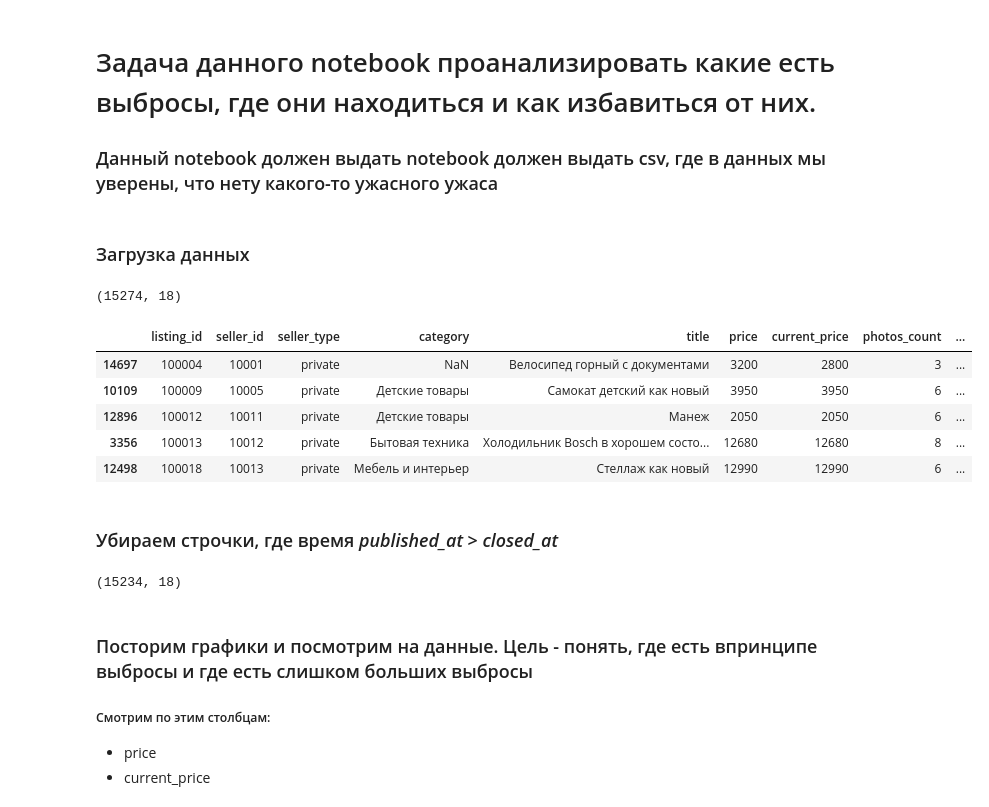
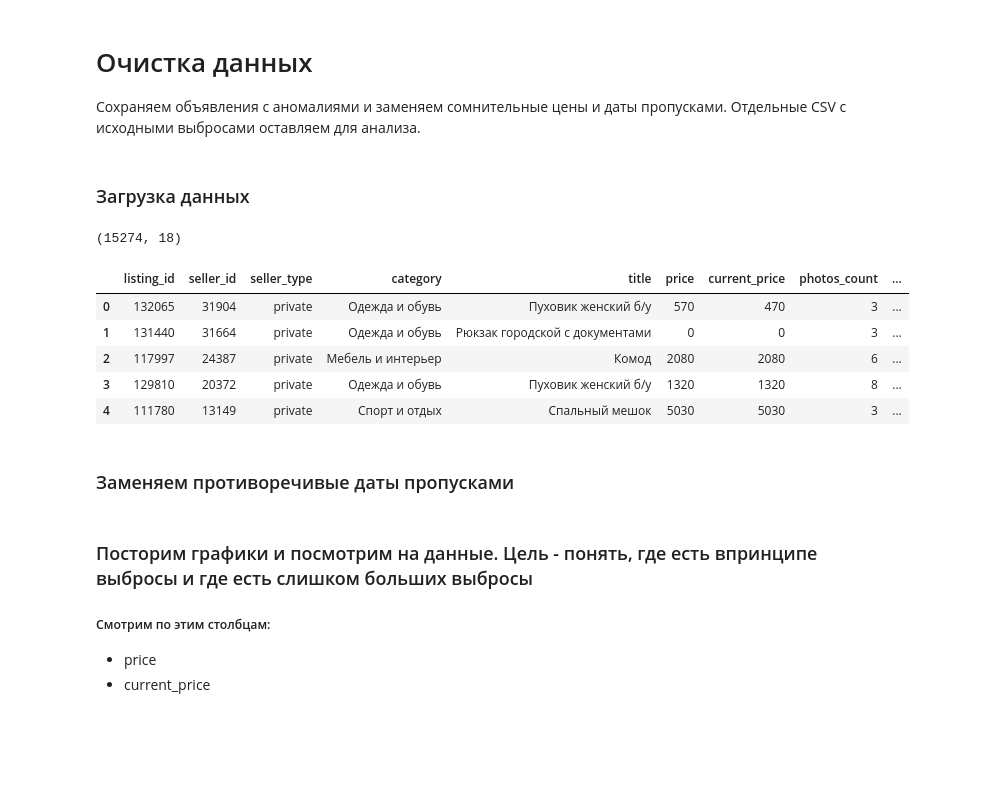
Before and after one commit to Wikemon/neuroslop_kygarikovs_hakaton, a Jupyter notebook: data_clearing.ipynb, the cells around one changed output. Drawn from its saved outputs; the diff is of its cells as text; code cells hidden in the pictures; blank space fills up the shorter version.

Commit message:
update Data by Ynelo

```diff
--- a/data_clearing.ipynb
+++ b/data_clearing.ipynb
@@ -1,39 +1,41 @@
 # %% [markdown]
-# Задача данного notebook проанализировать какие есть выбросы, где они находиться и как избавиться от них.
+# Очистка данных
 
-### Данный notebook должен выдать notebook должен выдать csv, где в данных мы уверены, что нету какого-то ужасного ужаса
+Сохраняем объявления с аномалиями и заменяем сомнительные цены и даты пропусками. Отдельные CSV с исходными выбросами оставляем для анализа.
 # %% [markdown]
 ### Загрузка данных
 # %%
+from pathlib import Path
+
 import pandas as pd
-from datetime import timedelta
 
-df = pd.read_csv("data/listings.csv")
+df = pd.read_csv("data/listings.csv").drop_duplicates()
+assert df["listing_id"].is_unique
 
-df = df.sort_values("listing_id", ascending=True)
-df = df.drop_duplicates(keep = "first")
 display(df.shape)
 df.head()
 # %% [output]
 (15274, 18)
 |  | listing_id | seller_id | seller_type | category | title | price | current_price | photos_count | ... |
-| 14697 | 100004 | 10001 | private | NaN | Велосипед горный с документами | 3200 | 2800 | 3 | ... |
-| 10109 | 100009 | 10005 | private | Детские товары | Самокат детский как новый | 3950 | 3950 | 6 | ... |
-| 12896 | 100012 | 10011 | private | Детские товары | Манеж | 2050 | 2050 | 6 | ... |
-| 3356 | 100013 | 10012 | private | Бытовая техника | Холодильник Bosch в хорошем состо... | 12680 | 12680 | 8 | ... |
-| 12498 | 100018 | 10013 | private | Мебель и интерьер | Стеллаж как новый | 12990 | 12990 | 6 | ... |
+| 0 | 132065 | 31904 | private | Одежда и обувь | Пуховик женский б/у | 570 | 470 | 3 | ... |
+| 1 | 131440 | 31664 | private | Одежда и обувь | Рюкзак городской с документами | 0 | 0 | 3 | ... |
+| 2 | 117997 | 24387 | private | Мебель и интерьер | Комод | 2080 | 2080 | 6 | ... |
+| 3 | 129810 | 20372 | private | Одежда и обувь | Пуховик женский б/у | 1320 | 1320 | 8 | ... |
+| 4 | 111780 | 13149 | private | Спорт и отдых | Спальный мешок | 5030 | 5030 | 3 | ... |
 # %% [markdown]
-### Убираем строчки, где время _published_at_ > _closed_at_
+### Заменяем противоречивые даты пропусками
 # %%
-delta_time = pd.to_timedelta(df['closed_at'].apply(lambda x: pd.to_datetime(x).timestamp()) - df['published_at'].apply(lambda x: pd.to_datetime(x).timestamp()), unit='s')
+date_columns = ["published_at", "closed_at"]
+df[date_columns] = df[date_columns].apply(pd.to_datetime, errors="coerce")
 
-df["delta"] = delta_time
-listing_ids_of_bad_time = df.loc[~(df["delta"] > timedelta(0)), "listing_id"]
-df = df[df["delta"] > timedelta(0)]
-df = df.drop("delta", axis=1)
-display(df.shape)
+bad_time = (
+    df[date_columns].isna().any(axis=1)
+    | (df["published_at"] >= df["closed_at"])
+)
+listing_ids_of_bad_time = df.loc[bad_time, "listing_id"]
+df.loc[bad_time, date_columns] = pd.NaT
+
+print("Объявлений с пропусками в датах:", bad_time.sum())
-# %% [output]
-(15234, 18)
 # %% [markdown]
 ### Посторим графики и посмотрим на данные. Цель - понять, где есть впринципе выбросы и где есть cлишком больших выбросы
 
```
Also changed, not shown: parts of 23 cells of this notebook, 16 other files.
